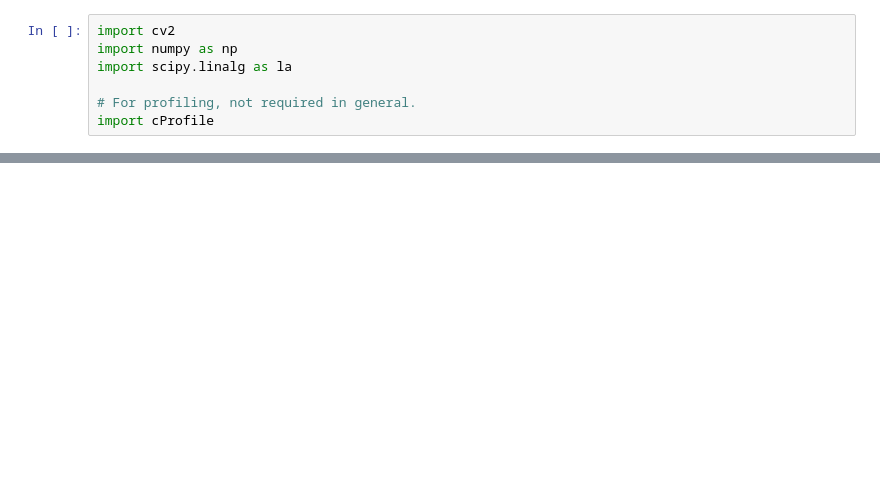
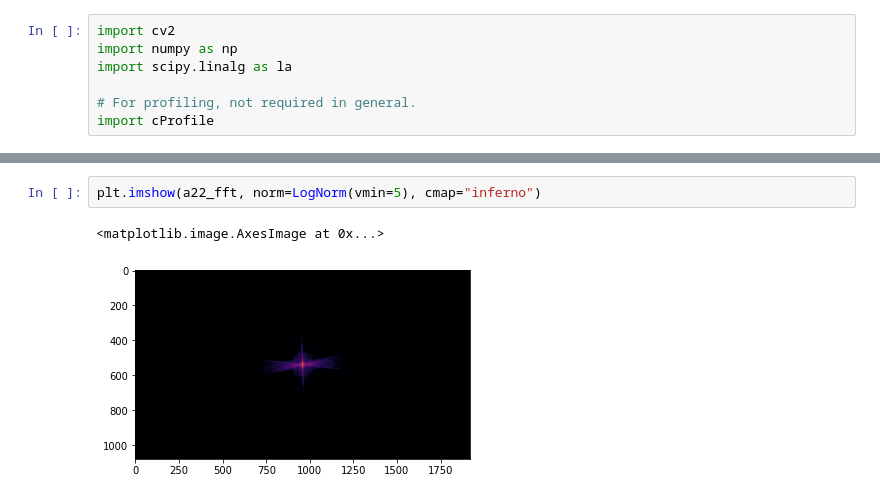
Before and after one commit to play4honor/Cut-Detection, a Jupyter notebook: video_handling_test.ipynb, the cells around one changed output, grey strips where cells are left out. Cells and saved outputs as stored; diff of their text form; blank space fills up the shorter version.

```diff
--- a/video_handling_test.ipynb
+++ b/video_handling_test.ipynb
@@ -60,0 +40,5 @@ cProfile.run('find_cuts("video/2021-09-16_16-16-44.mp4", stride=50)')
+# %%
+plt.imshow(a22_fft, norm=LogNorm(vmin=5), cmap="inferno")
+# %% [output]
+<matplotlib.image.AxesImage at 0x...>
+[figure, added]
```
Also changed, not shown: parts of 17 cells of this notebook, 2 other files.
